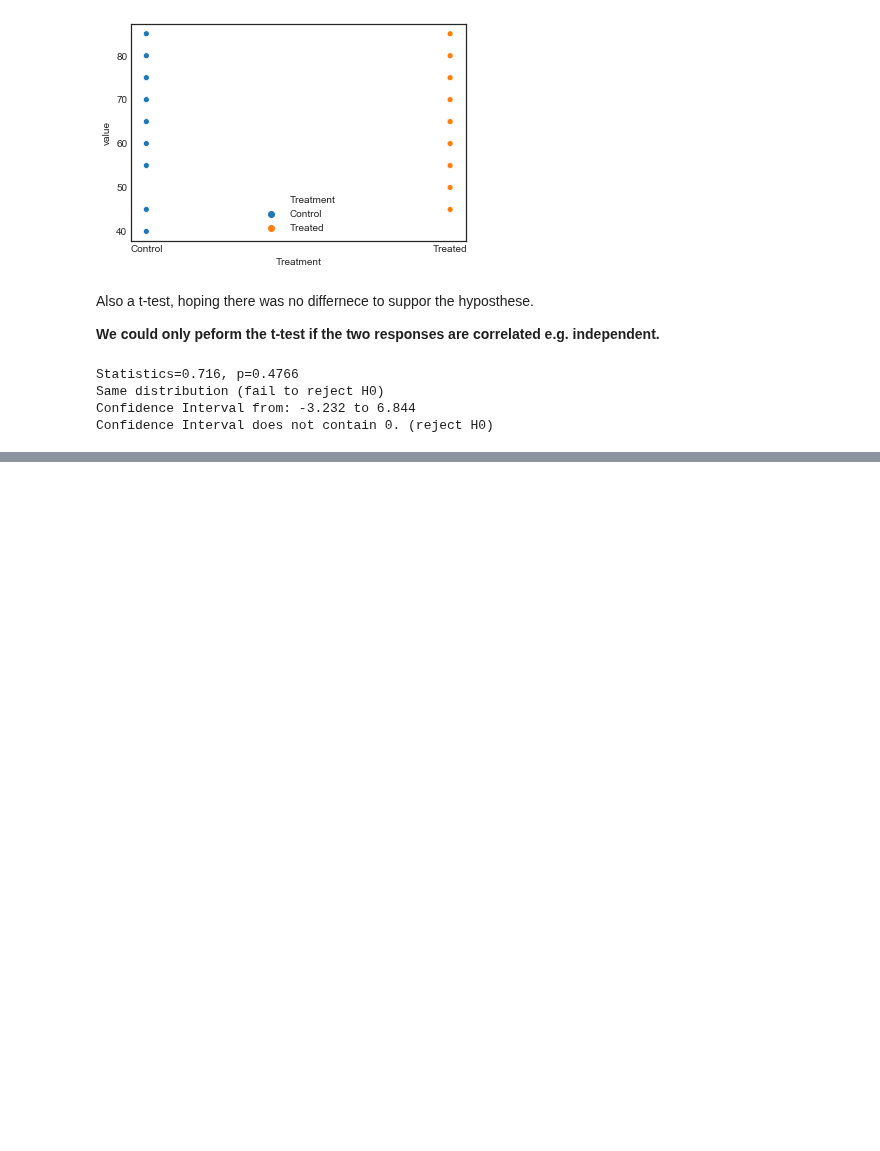
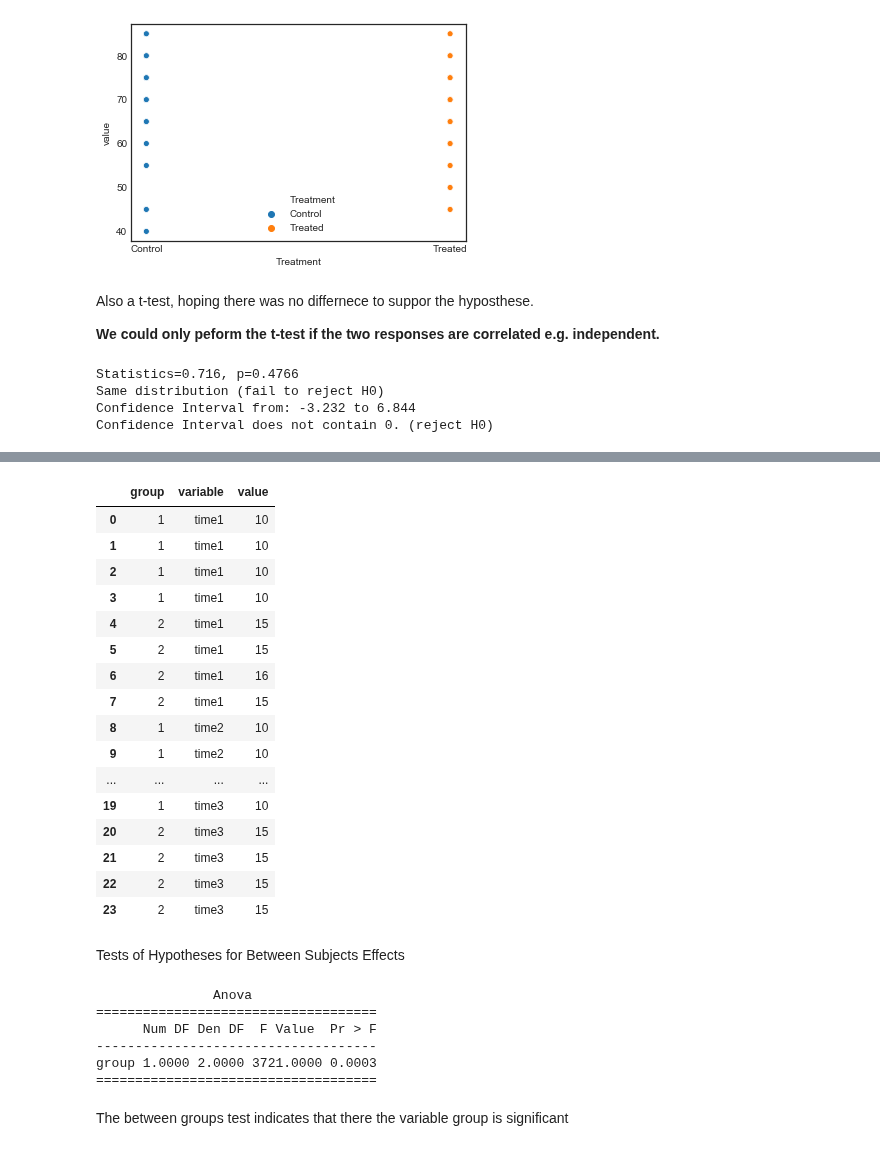
Before and after one commit to naivelogic/Machine_Learning_Notebooks, a Jupyter notebook: Data_Science/Statistical Models/[Sleuth] Repeated Measures and Multivariate Responses.ipynb, the cells around one changed output, grey strips where cells are left out. Cells and saved outputs as stored; diff of their text form; code cells hidden in the pictures; blank space fills up the shorter version.

```diff
--- a/Data_Science/Statistical Models/[Sleuth] Repeated Measures and Multivariate Responses.ipynb
+++ b/Data_Science/Statistical Models/[Sleuth] Repeated Measures and Multivariate Responses.ipynb
@@ -263,0 +289,37 @@ Confidence Interval does not contain 0. (reject H0)
+# %%
+demo1 = pd.read_csv("./data/repeated_measure_demo1.csv")
+demo1 = pd.melt(demo1, id_vars=['group'], value_vars=['time1', 'time2', 'time3'])
+demo1
+# %% [output]
+|  | group | variable | value |
+| 0 | 1 | time1 | 10 |
+| 1 | 1 | time1 | 10 |
+| 2 | 1 | time1 | 10 |
+| 3 | 1 | time1 | 10 |
+| 4 | 2 | time1 | 15 |
+| 5 | 2 | time1 | 15 |
+| 6 | 2 | time1 | 16 |
+| 7 | 2 | time1 | 15 |
+| 8 | 1 | time2 | 10 |
+| 9 | 1 | time2 | 10 |
+| ... | ... | ... | ... |
+| 19 | 1 | time3 | 10 |
+| 20 | 2 | time3 | 15 |
+| 21 | 2 | time3 | 15 |
+| 22 | 2 | time3 | 15 |
+| 23 | 2 | time3 | 15 |
+# %% [markdown]
+Tests of Hypotheses for Between Subjects Effects
+# %%
+demo1_aovrm = AnovaRM(demo1, 'value', 'variable', within=['group'], aggregate_func='mean').fit()
+
+print(demo1_aovrm)
+# %% [output]
+               Anova
+====================================
+      Num DF Den DF  F Value  Pr > F
+------------------------------------
+group 1.0000 2.0000 3721.0000 0.0003
+====================================
+# %% [markdown]
+The between groups test indicates that there the variable group is significant
```
Also changed, not shown: parts of 3 cells of this notebook.
